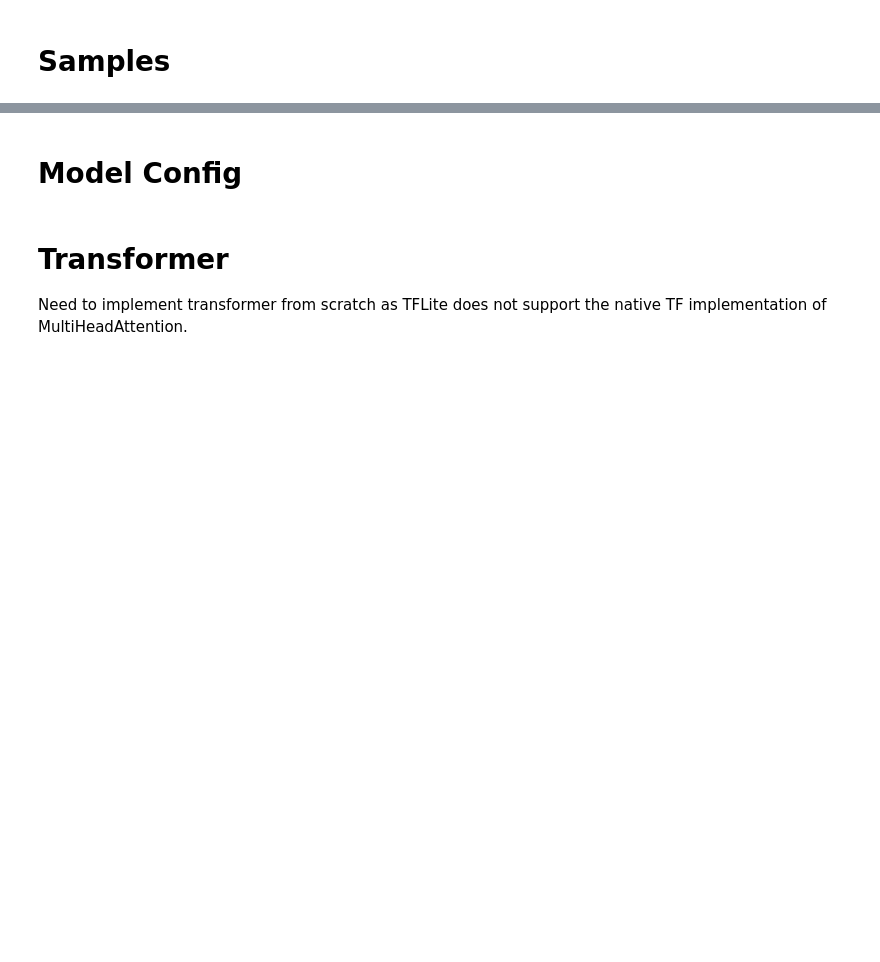
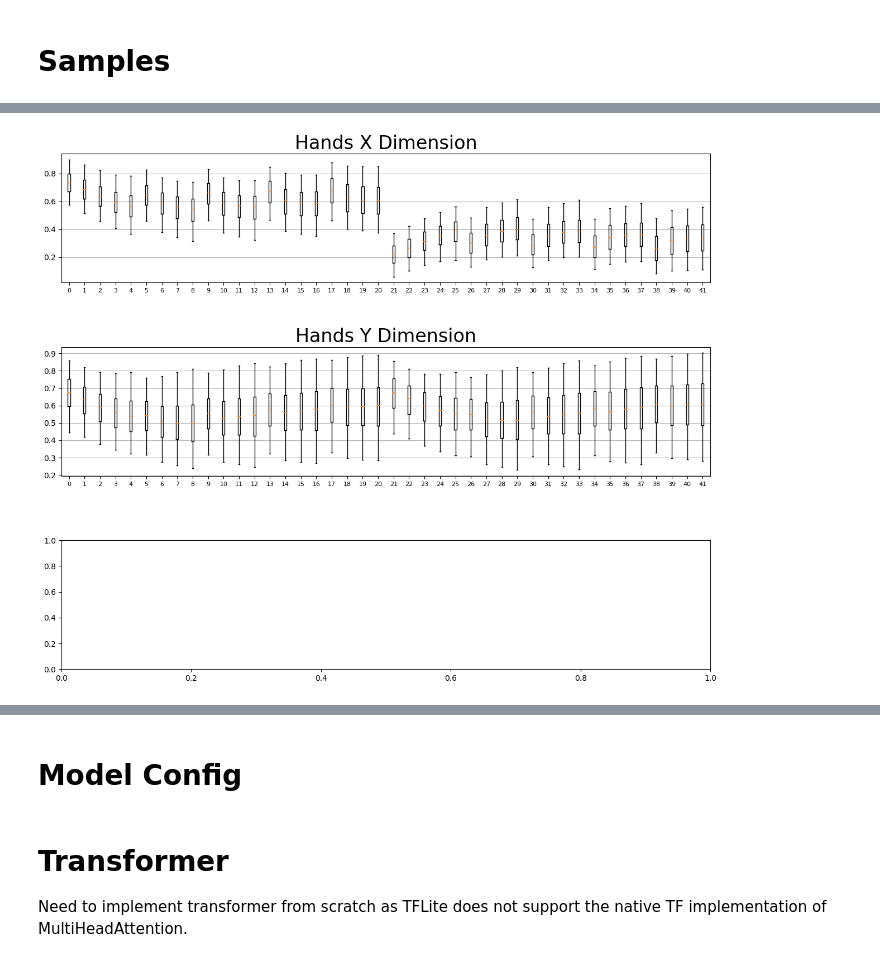
Before and after one commit to romendiratta/isolated-sign-language-recognition, a Jupyter notebook: modeling/training.ipynb, the cells around one changed output, grey strips where cells are left out. Cells and saved outputs as stored; diff of their text form; code cells hidden in the pictures; blank space fills up the shorter version.

```diff
--- a/modeling/training.ipynb
+++ b/modeling/training.ipynb
@@ -138,0 +270,48 @@ display(pd.Series(y_batch).value_counts().to_frame('Counts'))
+# %%
+# LEFT HAND
+LEFT_HANDS_MEAN_X = np.zeros([LEFT_HAND_IDXS.size], dtype=np.float32)
+LEFT_HANDS_MEAN_Y = np.zeros([LEFT_HAND_IDXS.size], dtype=np.float32)
+LEFT_HANDS_STD_X = np.zeros([LEFT_HAND_IDXS.size], dtype=np.float32)
+LEFT_HANDS_STD_Y = np.zeros([LEFT_HAND_IDXS.size], dtype=np.float32)
+# RIGHT HAND
+RIGHT_HANDS_MEAN_X = np.zeros([RIGHT_HAND_IDXS.size], dtype=np.float32)
+RIGHT_HANDS_MEAN_Y = np.zeros([RIGHT_HAND_IDXS.size], dtype=np.float32)
+RIGHT_HANDS_STD_X = np.zeros([RIGHT_HAND_IDXS.size], dtype=np.float32)
+RIGHT_HANDS_STD_Y = np.zeros([RIGHT_HAND_IDXS.size], dtype=np.float32)
+
+fig, axes = plt.subplots(3, 1, figsize=(15, N_DIMS*6))
+
+for col, ll in enumerate(tqdm( np.transpose(X[:,:,HAND_IDXS], [2,3,0,1]).reshape([HAND_IDXS.size, N_DIMS, -1]) )):
+    for dim, l in enumerate(ll):
+        v = l[np.nonzero(l)]
+        if dim == 0: # X
+            if col < RIGHT_HAND_IDXS.size: # LEFT HAND
+                LEFT_HANDS_MEAN_X[col] = v.mean()
+                LEFT_HANDS_STD_X[col] = v.std()
+            else:
+                RIGHT_HANDS_MEAN_X[col - LEFT_HAND_IDXS.size] = v.mean()
+                RIGHT_HANDS_STD_X[col - LEFT_HAND_IDXS.size] = v.std()
+        if dim == 1: # Y
+            if col < RIGHT_HAND_IDXS.size: # LEFT HAND
+                LEFT_HANDS_MEAN_Y[col] = v.mean()
+                LEFT_HANDS_STD_Y[col] = v.std()
+            else: # RIGHT HAND
+                RIGHT_HANDS_MEAN_Y[col - LEFT_HAND_IDXS.size] = v.mean()
+                RIGHT_HANDS_STD_Y[col - LEFT_HAND_IDXS.size] = v.std()
+
+        axes[dim].boxplot(v, notch=False, showfliers=False, positions=[col], whis=[5,95])
+
+for ax, dim_name in zip(axes, DIM_NAMES):
+    ax.set_title(f'Hands {dim_name.upper()} Dimension', size=24)
+    ax.tick_params(axis='x', labelsize=8)
+    ax.grid(axis='y')
+
+plt.subplots_adjust(hspace=0.50)
+plt.show()
+
+LEFT_HANDS_MEAN = np.array([LEFT_HANDS_MEAN_X, LEFT_HANDS_MEAN_Y]).T
+LEFT_HANDS_STD = np.array([LEFT_HANDS_STD_X, LEFT_HANDS_STD_Y]).T
+RIGHT_HANDS_MEAN = np.array([RIGHT_HANDS_MEAN_X, RIGHT_HANDS_MEAN_Y]).T
+RIGHT_HANDS_STD = np.array([RIGHT_HANDS_STD_X, RIGHT_HANDS_STD_Y]).T
+# %% [output]
+[figure, added]
```
Also changed, not shown: parts of 37 cells of this notebook, 2 other files.
